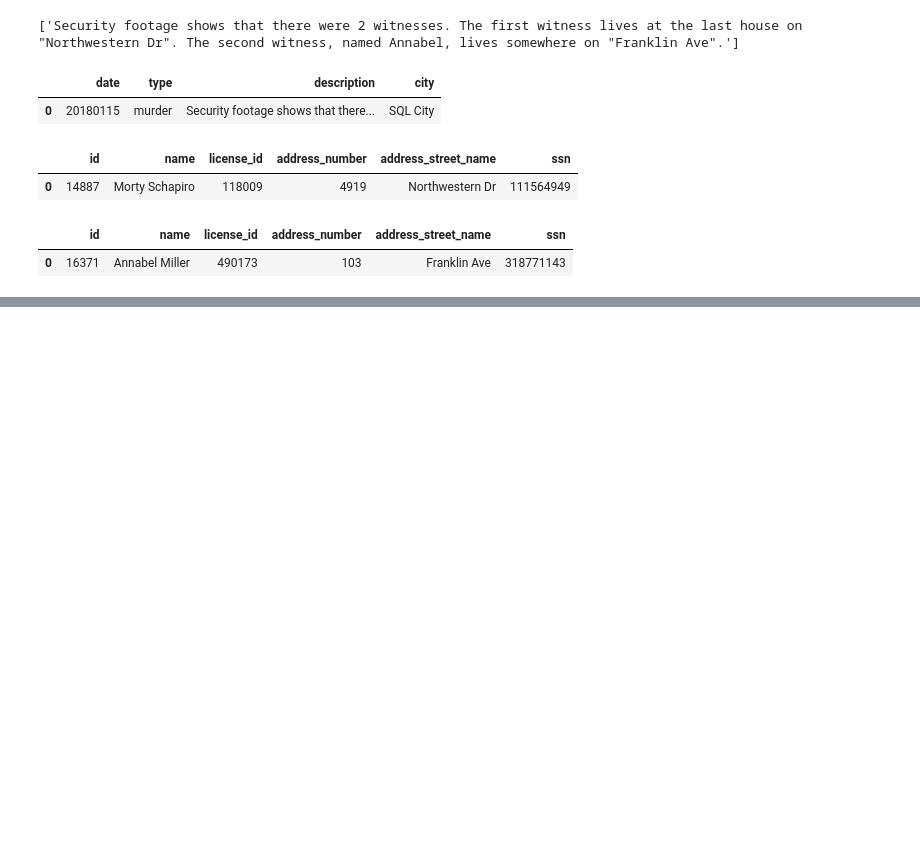
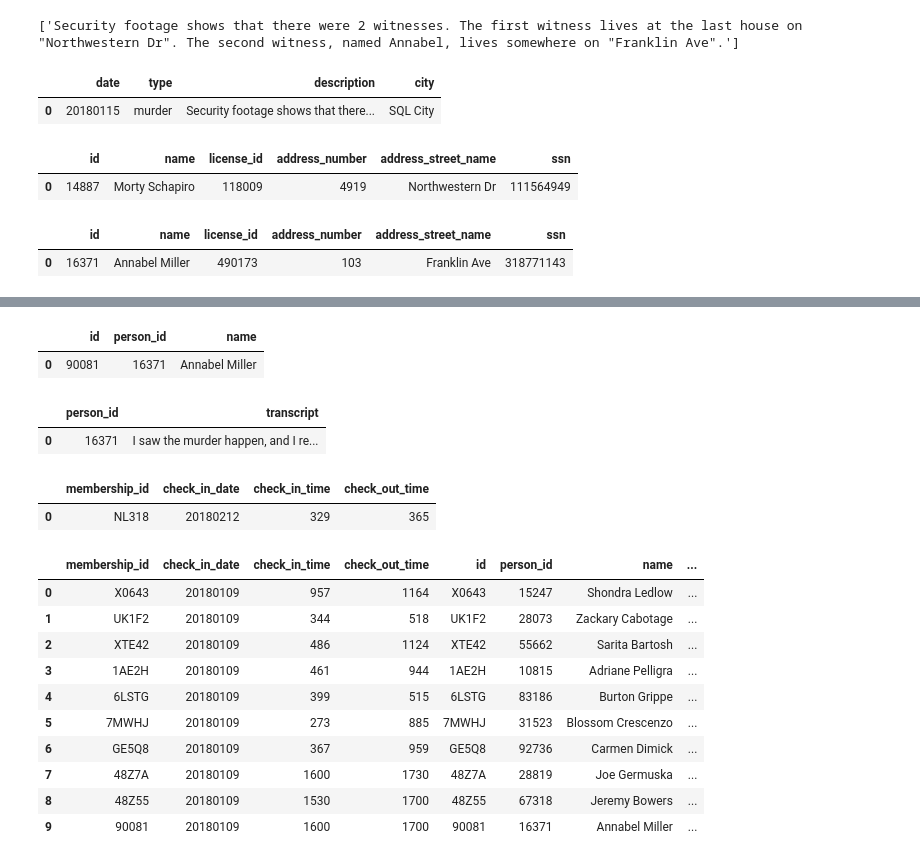
Before and after one commit to LuTaOr/Team_Sherlock, a Jupyter notebook: Challenge_v01/Parte_I_SQL Game.ipynb, the cells around one changed output, grey strips where cells are left out. Drawn from its saved outputs; the diff is of its cells as text; code cells hidden in the pictures; blank space fills up the shorter version.

```diff
--- a/Challenge_v01/Parte_I_SQL Game.ipynb
+++ b/Challenge_v01/Parte_I_SQL Game.ipynb
@@ -117,0 +128,53 @@ SyntaxError: incomplete input (3026197800.py, line 1)
+# %%
+query = '''
+SELECT id, person_id, name
+FROM get_fit_now_member
+WHERE (person_id = 16371) OR (person_id = 14887)
+'''
+
+pd.read_sql(query, con = connection)
+# %% [output]
+|  | id | person_id | name |
+| 0 | 90081 | 16371 | Annabel Miller |
+# %%
+query = '''
+SELECT *
+FROM interview
+WHERE person_id = 16371
+'''
+
+pd.read_sql(query, con = connection)
+# %% [output]
+|  | person_id | transcript |
+| 0 | 16371 | I saw the murder happen, and I re... |
+# %%
+query = '''
+SELECT *
+FROM get_fit_now_check_in
+'''
+pd.read_sql(query, con = connection).head(1)
+# %% [output]
+|  | membership_id | check_in_date | check_in_time | check_out_time |
+| 0 | NL318 | 20180212 | 329 | 365 |
+# %%
+query = '''
+SELECT gci.* ,gm.*
+FROM get_fit_now_check_in gci
+LEFT JOIN get_fit_now_member as gm
+ON gci.membership_id = gm.id
+WHERE check_in_date = 20180109
+'''
+
+pd.read_sql(query, con = connection)
+# %% [output]
+|  | membership_id | check_in_date | check_in_time | check_out_time | id | person_id | name | ... |
+| 0 | X0643 | 20180109 | 957 | 1164 | X0643 | 15247 | Shondra Ledlow | ... |
+| 1 | UK1F2 | 20180109 | 344 | 518 | UK1F2 | 28073 | Zackary Cabotage | ... |
+| 2 | XTE42 | 20180109 | 486 | 1124 | XTE42 | 55662 | Sarita Bartosh | ... |
+| 3 | 1AE2H | 20180109 | 461 | 944 | 1AE2H | 10815 | Adriane Pelligra | ... |
+| 4 | 6LSTG | 20180109 | 399 | 515 | 6LSTG | 83186 | Burton Grippe | ... |
+| 5 | 7MWHJ | 20180109 | 273 | 885 | 7MWHJ | 31523 | Blossom Crescenzo | ... |
+| 6 | GE5Q8 | 20180109 | 367 | 959 | GE5Q8 | 92736 | Carmen Dimick | ... |
+| 7 | 48Z7A | 20180109 | 1600 | 1730 | 48Z7A | 28819 | Joe Germuska | ... |
+| 8 | 48Z55 | 20180109 | 1530 | 1700 | 48Z55 | 67318 | Jeremy Bowers | ... |
+| 9 | 90081 | 20180109 | 1600 | 1700 | 90081 | 16371 | Annabel Miller | ... |
```
Also changed, not shown: parts of 3 cells of this notebook.
